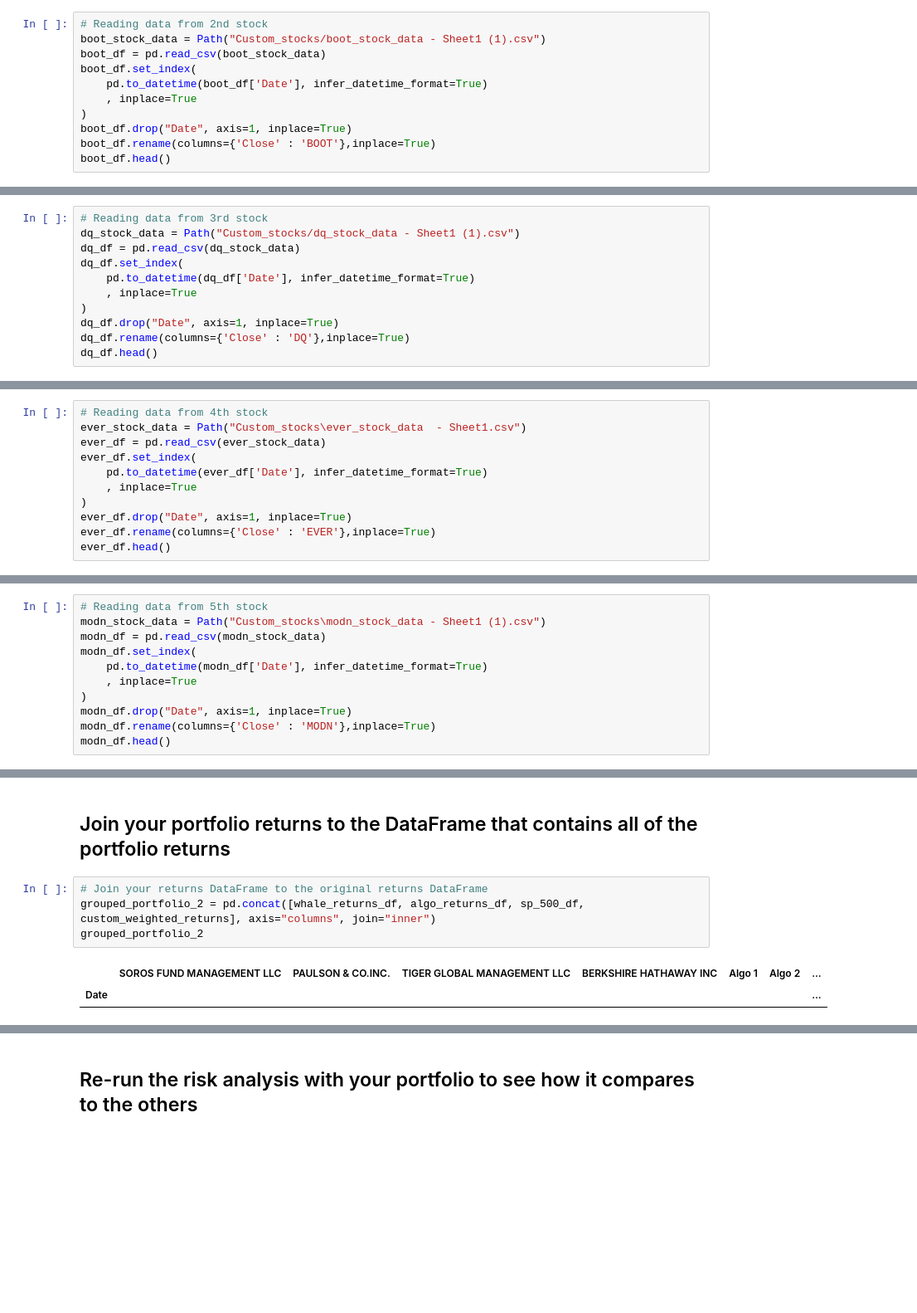
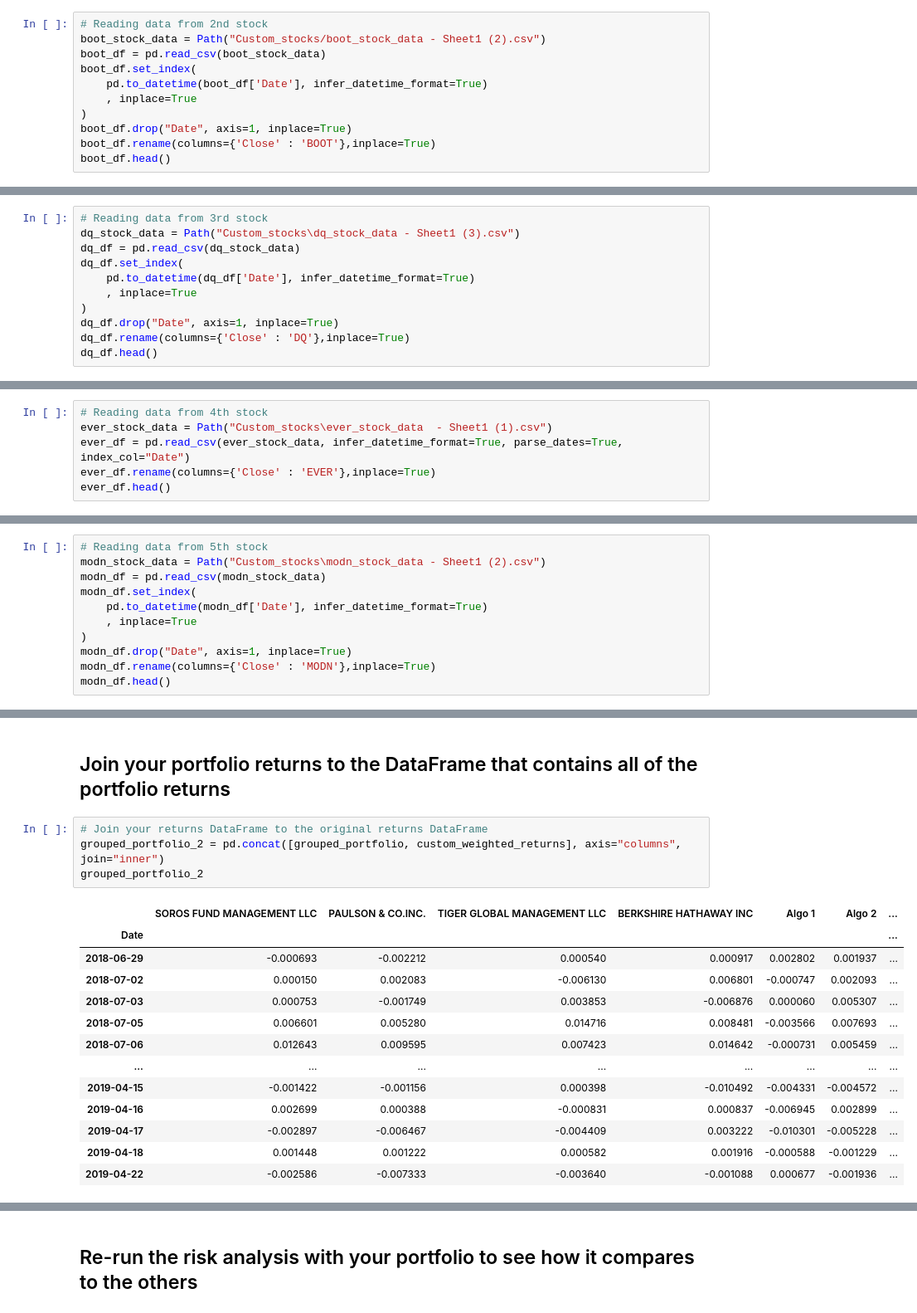
Before and after one commit to chaka37/Pandas, a Jupyter notebook: whale_analysis.ipynb, the cells around one changed output, grey strips where cells are left out. Shown at 83% size. Saved outputs shown, nothing was run; the diff lists cells and outputs as text; blank space fills up the shorter version.

```diff
--- a/whale_analysis.ipynb
+++ b/whale_analysis.ipynb
@@ -616,6 +616,6 @@ axsm_df.head()
 # %%
 # Reading data from 2nd stock
-boot_stock_data = Path("Custom_stocks/boot_stock_data - Sheet1 (1).csv")
+boot_stock_data = Path("Custom_stocks/boot_stock_data - Sheet1 (2).csv")
 boot_df = pd.read_csv(boot_stock_data)
 boot_df.set_index(
     pd.to_datetime(boot_df['Date'], infer_datetime_format=True)
@@ -635,6 +635,6 @@ boot_df.head()
 # %%
 # Reading data from 3rd stock
-dq_stock_data = Path("Custom_stocks/dq_stock_data - Sheet1 (1).csv")
+dq_stock_data = Path("Custom_stocks\dq_stock_data - Sheet1 (3).csv")
 dq_df = pd.read_csv(dq_stock_data)
 dq_df.set_index(
     pd.to_datetime(dq_df['Date'], infer_datetime_format=True)
@@ -654,12 +654,7 @@ dq_df.head()
 # %%
 # Reading data from 4th stock
-ever_stock_data = Path("Custom_stocks\ever_stock_data  - Sheet1.csv")
-ever_df = pd.read_csv(ever_stock_data)
-ever_df.set_index(
-    pd.to_datetime(ever_df['Date'], infer_datetime_format=True)
-    , inplace=True
-)
-ever_df.drop("Date", axis=1, inplace=True)
+ever_stock_data = Path("Custom_stocks\ever_stock_data  - Sheet1 (1).csv")
+ever_df = pd.read_csv(ever_stock_data, infer_datetime_format=True, parse_dates=True, index_col="Date")
 ever_df.rename(columns={'Close' : 'EVER'},inplace=True)
 ever_df.head()
 # %% [output]
@@ -673,6 +668,6 @@ ever_df.head()
 # %%
 # Reading data from 5th stock
-modn_stock_data = Path("Custom_stocks\modn_stock_data - Sheet1 (1).csv")
+modn_stock_data = Path("Custom_stocks\modn_stock_data - Sheet1 (2).csv")
 modn_df = pd.read_csv(modn_stock_data)
 modn_df.set_index(
     pd.to_datetime(modn_df['Date'], infer_datetime_format=True)
@@ -774,8 +769,19 @@ Name: Custom, Length: 379, dtype: float64
 ## Join your portfolio returns to the DataFrame that contains all of the portfolio returns
 # %%
 # Join your returns DataFrame to the original returns DataFrame
-grouped_portfolio_2 = pd.concat([whale_returns_df, algo_returns_df, sp_500_df, custom_weighted_returns], axis="columns", join="inner")
+grouped_portfolio_2 = pd.concat([grouped_portfolio, custom_weighted_returns], axis="columns", join="inner")
 grouped_portfolio_2
 # %% [output]
 |  | SOROS FUND MANAGEMENT LLC | PAULSON & CO.INC. | TIGER GLOBAL MANAGEMENT LLC | BERKSHIRE HATHAWAY INC | Algo 1 | Algo 2 | ... |
 | Date |  |  |  |  |  |  | ... |
+| 2018-06-29 | -0.000693 | -0.002212 | 0.000540 | 0.000917 | 0.002802 | 0.001937 | ... |
+| 2018-07-02 | 0.000150 | 0.002083 | -0.006130 | 0.006801 | -0.000747 | 0.002093 | ... |
+| 2018-07-03 | 0.000753 | -0.001749 | 0.003853 | -0.006876 | 0.000060 | 0.005307 | ... |
+| 2018-07-05 | 0.006601 | 0.005280 | 0.014716 | 0.008481 | -0.003566 | 0.007693 | ... |
+| 2018-07-06 | 0.012643 | 0.009595 | 0.007423 | 0.014642 | -0.000731 | 0.005459 | ... |
+| ... | ... | ... | ... | ... | ... | ... | ... |
+| 2019-04-15 | -0.001422 | -0.001156 | 0.000398 | -0.010492 | -0.004331 | -0.004572 | ... |
+| 2019-04-16 | 0.002699 | 0.000388 | -0.000831 | 0.000837 | -0.006945 | 0.002899 | ... |
+| 2019-04-17 | -0.002897 | -0.006467 | -0.004409 | 0.003222 | -0.010301 | -0.005228 | ... |
+| 2019-04-18 | 0.001448 | 0.001222 | 0.000582 | 0.001916 | -0.000588 | -0.001229 | ... |
+| 2019-04-22 | -0.002586 | -0.007333 | -0.003640 | -0.001088 | 0.000677 | -0.001936 | ... |
```
Also changed, not shown: parts of 20 cells of this notebook, 10 other files.
